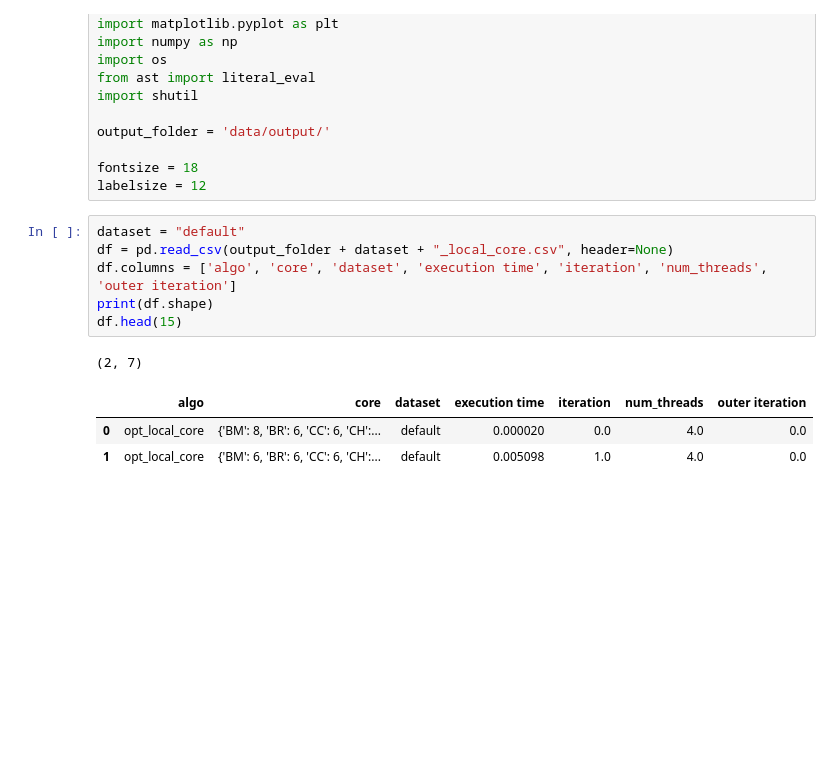
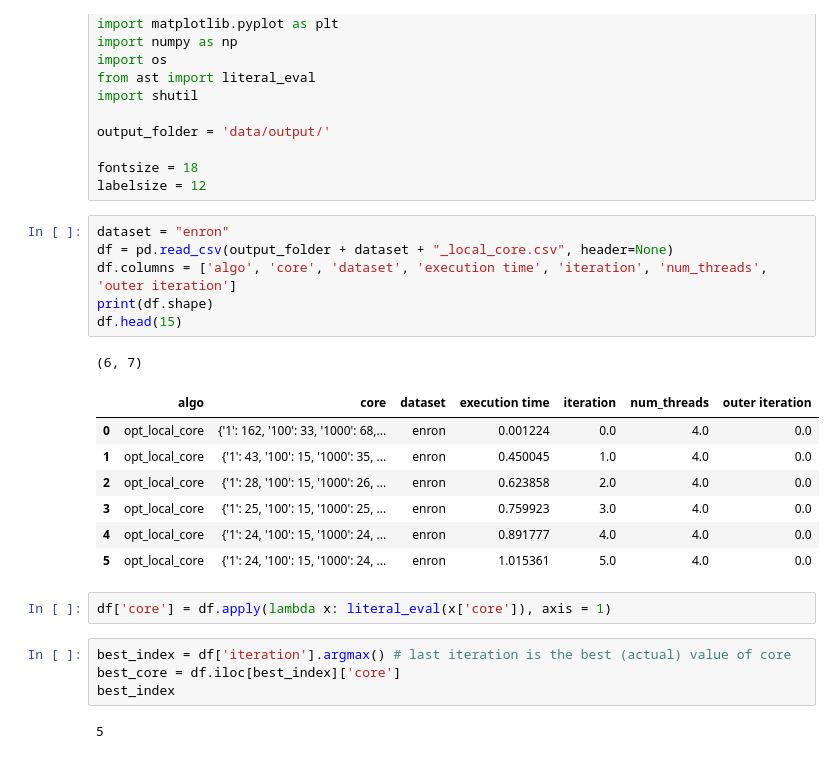
Before and after one commit to bishwamittra/scripts_hg-core-decomposition, a Jupyter notebook: read_output.ipynb, the cells around one changed output. Cells and saved outputs as stored; diff of their text form; blank space fills up the shorter version.

Commit message:
local core accuracy analysus

```diff
--- a/read_output.ipynb
+++ b/read_output.ipynb
@@ -755,13 +755,25 @@ output_folder = 'data/output/'
 fontsize = 18
 labelsize = 12
 # %%
-dataset = "default"
+dataset = "enron"
 df = pd.read_csv(output_folder + dataset + "_local_core.csv", header=None)
 df.columns = ['algo', 'core', 'dataset', 'execution time', 'iteration', 'num_threads', 'outer iteration']
 print(df.shape)
 df.head(15)
 # %% [output]
-(2, 7)
+(6, 7)
 |  | algo | core | dataset | execution time | iteration | num_threads | outer iteration |
-| 0 | opt_local_core | {'BM': 8, 'BR': 6, 'CC': 6, 'CH':... | default | 0.000020 | 0.0 | 4.0 | 0.0 |
-| 1 | opt_local_core | {'BM': 6, 'BR': 6, 'CC': 6, 'CH':... | default | 0.005098 | 1.0 | 4.0 | 0.0 |
+| 0 | opt_local_core | {'1': 162, '100': 33, '1000': 68,... | enron | 0.001224 | 0.0 | 4.0 | 0.0 |
+| 1 | opt_local_core | {'1': 43, '100': 15, '1000': 35, ... | enron | 0.450045 | 1.0 | 4.0 | 0.0 |
+| 2 | opt_local_core | {'1': 28, '100': 15, '1000': 26, ... | enron | 0.623858 | 2.0 | 4.0 | 0.0 |
+| 3 | opt_local_core | {'1': 25, '100': 15, '1000': 25, ... | enron | 0.759923 | 3.0 | 4.0 | 0.0 |
+| 4 | opt_local_core | {'1': 24, '100': 15, '1000': 24, ... | enron | 0.891777 | 4.0 | 4.0 | 0.0 |
+| 5 | opt_local_core | {'1': 24, '100': 15, '1000': 24, ... | enron | 1.015361 | 5.0 | 4.0 | 0.0 |
+# %%
+df['core'] = df.apply(lambda x: literal_eval(x['core']), axis = 1)
+# %%
+best_index = df['iteration'].argmax() # last iteration is the best (actual) value of core
+best_core = df.iloc[best_index]['core']
+best_index
+# %% [output]
+5
```
Also changed, not shown: parts of 3 cells of this notebook.
